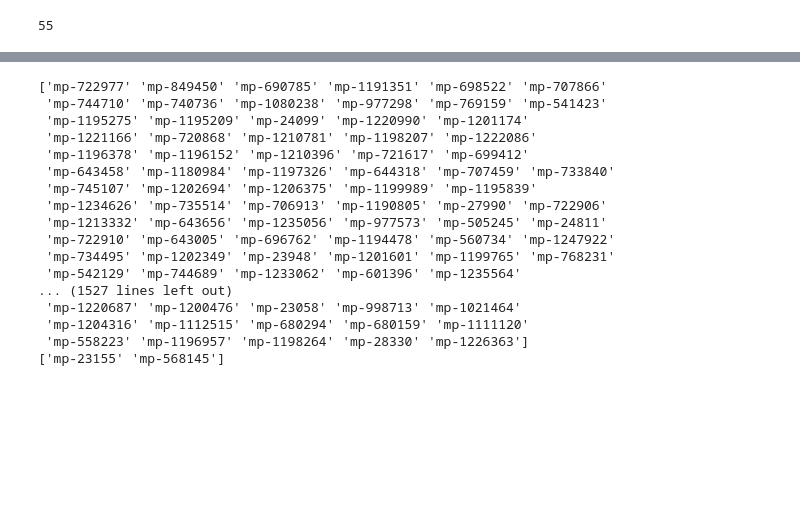
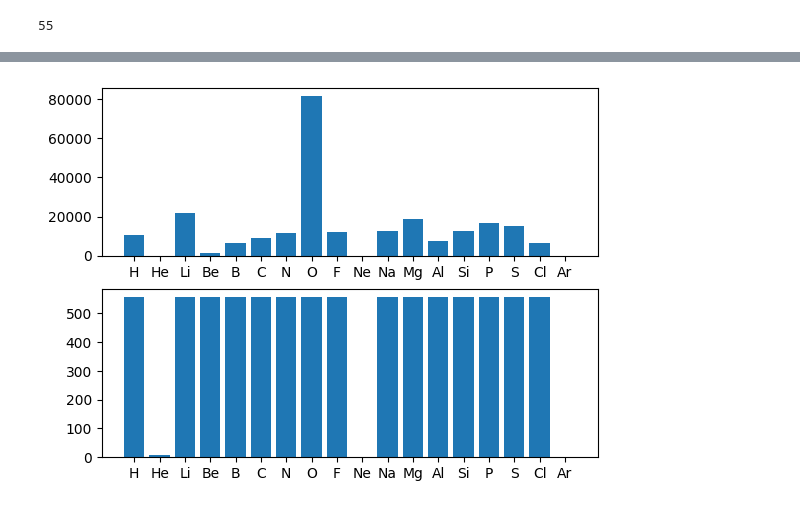
Before and after one commit to ThomasWarford/sample-mp, a Jupyter notebook: toy_dataset.ipynb, the cells around one changed output, grey strips where cells are left out. Saved outputs shown, nothing was run; the diff lists cells and outputs as text; code cells hidden in the pictures; blank space fills up the shorter version.

```diff
--- a/toy_dataset.ipynb
+++ b/toy_dataset.ipynb
@@ -128,7 +103,10 @@ with MPRester(API_KEY) as mpr:
 Let's get the "target" distribution
+# %%
+selected_elements = [str(Element.from_Z(i+1)) for i in range(18)] # to Argon
+# %%
+selected_counts = {element: count for element, count in counts.items() if element in selected_elements}
 # %%
 num_materials = 10000
-num_elements = cutoff_element
-max_samples = num_materials // num_elements
+max_samples = num_materials // len(selected_elements)
 # %%
-targets = {element: min(max_samples, counts[element]) for element in range(1, cutoff_element+1)}
+targets = {element: min(max_samples, selected_counts[element]) for element in selected_elements}
@@ -157,21 +113,6 @@ plt.xticks(range(len(targets)), list(targets.keys()))
-# %%
-for element in targets.keys():
-    print(np.random.choice(materials_by_element[element], size=targets[element], replace=False))
-# %% [output]
-['mp-722977' 'mp-849450' 'mp-690785' 'mp-1191351' 'mp-698522' 'mp-707866'
- 'mp-744710' 'mp-740736' 'mp-1080238' 'mp-977298' 'mp-769159' 'mp-541423'
- 'mp-1195275' 'mp-1195209' 'mp-24099' 'mp-1220990' 'mp-1201174'
- 'mp-1221166' 'mp-720868' 'mp-1210781' 'mp-1198207' 'mp-1222086'
- 'mp-1196378' 'mp-1196152' 'mp-1210396' 'mp-721617' 'mp-699412'
- 'mp-643458' 'mp-1180984' 'mp-1197326' 'mp-644318' 'mp-707459' 'mp-733840'
- 'mp-745107' 'mp-1202694' 'mp-1206375' 'mp-1199989' 'mp-1195839'
- 'mp-1234626' 'mp-735514' 'mp-706913' 'mp-1190805' 'mp-27990' 'mp-722906'
- 'mp-1213332' 'mp-643656' 'mp-1235056' 'mp-977573' 'mp-505245' 'mp-24811'
- 'mp-722910' 'mp-643005' 'mp-696762' 'mp-1194478' 'mp-560734' 'mp-1247922'
- 'mp-734495' 'mp-1202349' 'mp-23948' 'mp-1201601' 'mp-1199765' 'mp-768231'
- 'mp-542129' 'mp-744689' 'mp-1233062' 'mp-601396' 'mp-1235564'
-... (1527 lines left out)
- 'mp-1220687' 'mp-1200476' 'mp-23058' 'mp-998713' 'mp-1021464'
- 'mp-1204316' 'mp-1112515' 'mp-680294' 'mp-680159' 'mp-1111120'
- 'mp-558223' 'mp-1196957' 'mp-1198264' 'mp-28330' 'mp-1226363']
-['mp-23155' 'mp-568145']
+# %%
+fig, ax = plt.subplots(2)
+plot_bar(selected_counts, ax[0])
+plot_bar(targets, ax[1])
+# %% [output]
+[figure, added]
```
Also changed, not shown: parts of 12 cells of this notebook.
